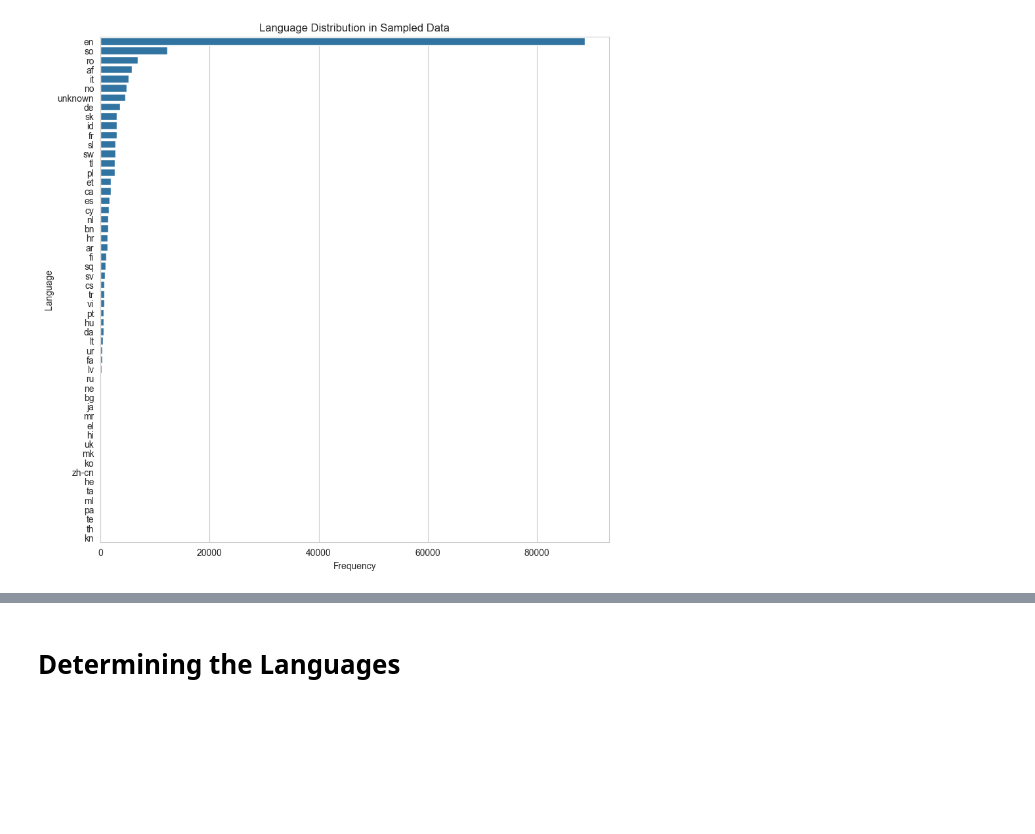
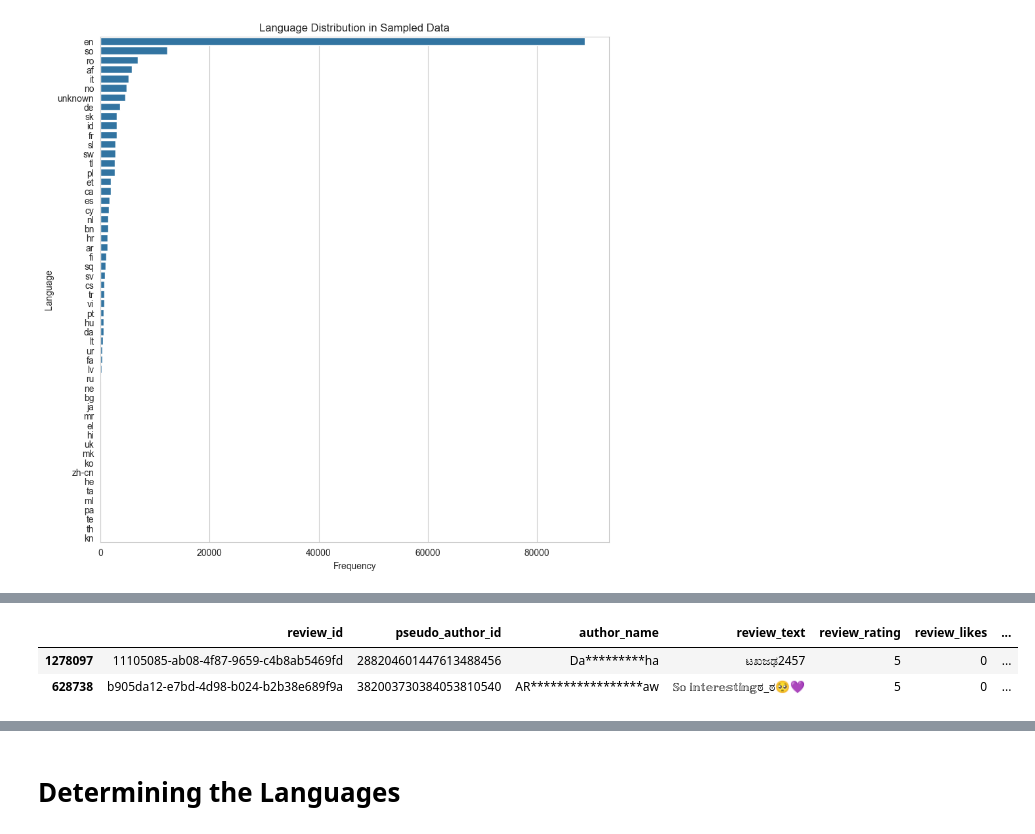
Before and after one commit to bbell1988/tiktok_reviews, a Jupyter notebook: data_cleaning.ipynb, the cells around one changed output, grey strips where cells are left out. Cells and saved outputs as stored; diff of their text form; code cells hidden in the pictures; blank space fills up the shorter version.

```diff
--- a/data_cleaning.ipynb
+++ b/data_cleaning.ipynb
@@ -117,0 +130,6 @@ plt.show()
+# %%
+sampled_df[sampled_df['detected_language'] == 'kn']
+# %% [output]
+|  | review_id | pseudo_author_id | author_name | review_text | review_rating | review_likes | ... |
+| 1278097 | 11105085-ab08-4f87-9659-c4b8ab5469fd | 288204601447613488456 | Da*********ha | ಟಖಜಢ2457 | 5 | 0 | ... |
+| 628738 | b905da12-e7bd-4d98-b024-b2b38e689f9a | 382003730384053810540 | AR*****************aw | 𝕊𝕠 𝕚𝕟𝕥𝕖𝕣𝕖𝕤𝕥𝕚𝕟𝕘ಠ_ಠ🥺💜 | 5 | 0 | ... |
```
Also changed, not shown: parts of 4 cells of this notebook.
